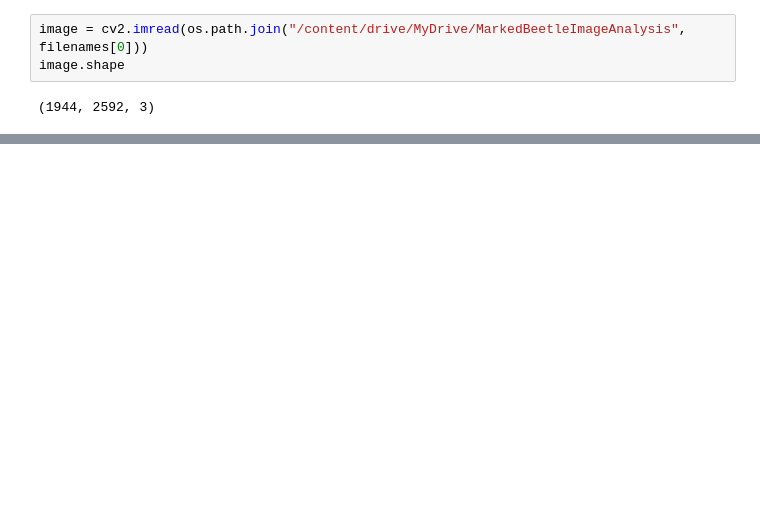
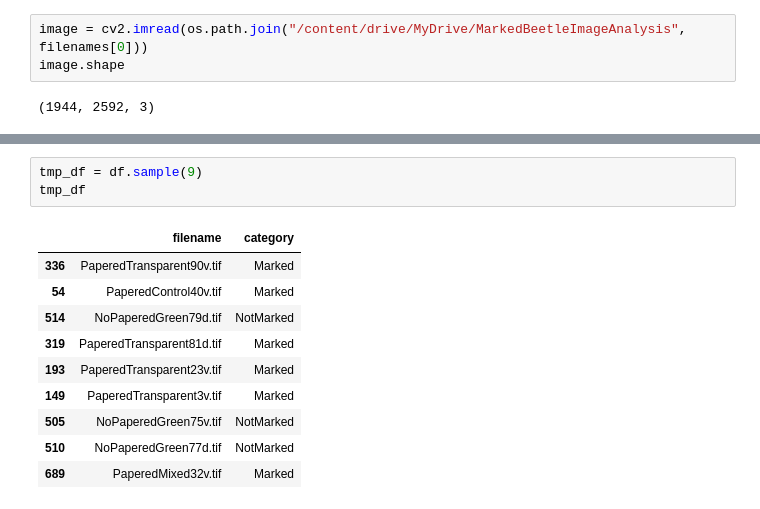
Before and after one commit to mishty-ray/marked-beetle-analysis-1, a Jupyter notebook: efficientnet.ipynb, the cells around one changed output, grey strips where cells are left out. Drawn from its saved outputs; the diff is of its cells as text; blank space fills up the shorter version.

```diff
--- a/efficientnet.ipynb
+++ b/efficientnet.ipynb
@@ -89,0 +104,14 @@ image.shape
+# %%
+tmp_df = df.sample(9)
+tmp_df
+# %% [output]
+|  | filename | category |
+| 336 | PaperedTransparent90v.tif | Marked |
+| 54 | PaperedControl40v.tif | Marked |
+| 514 | NoPaperedGreen79d.tif | NotMarked |
+| 319 | PaperedTransparent81d.tif | Marked |
+| 193 | PaperedTransparent23v.tif | Marked |
+| 149 | PaperedTransparent3v.tif | Marked |
+| 505 | NoPaperedGreen75v.tif | NotMarked |
+| 510 | NoPaperedGreen77d.tif | NotMarked |
+| 689 | PaperedMixed32v.tif | Marked |
```
Also changed, not shown: parts of 25 cells of this notebook.
